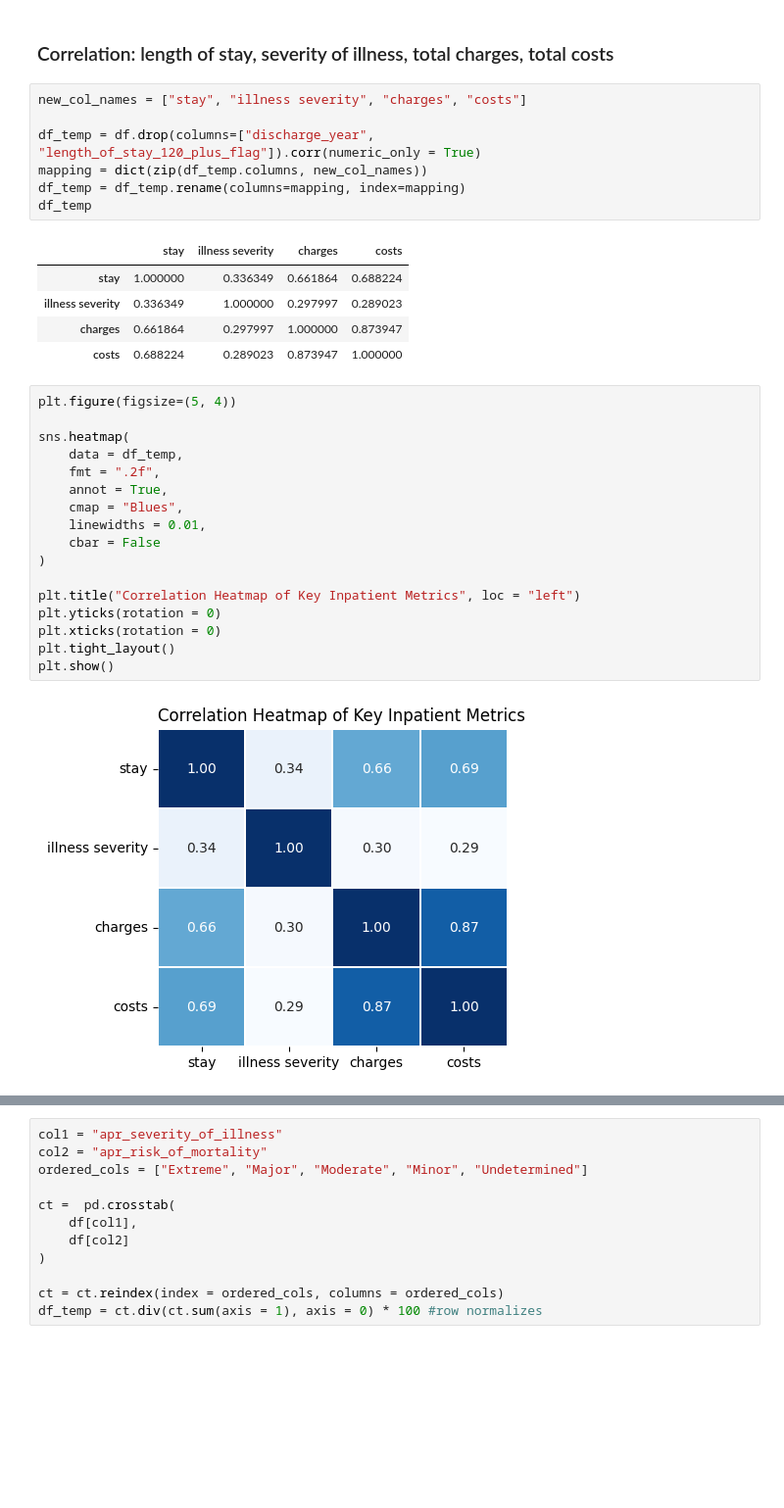
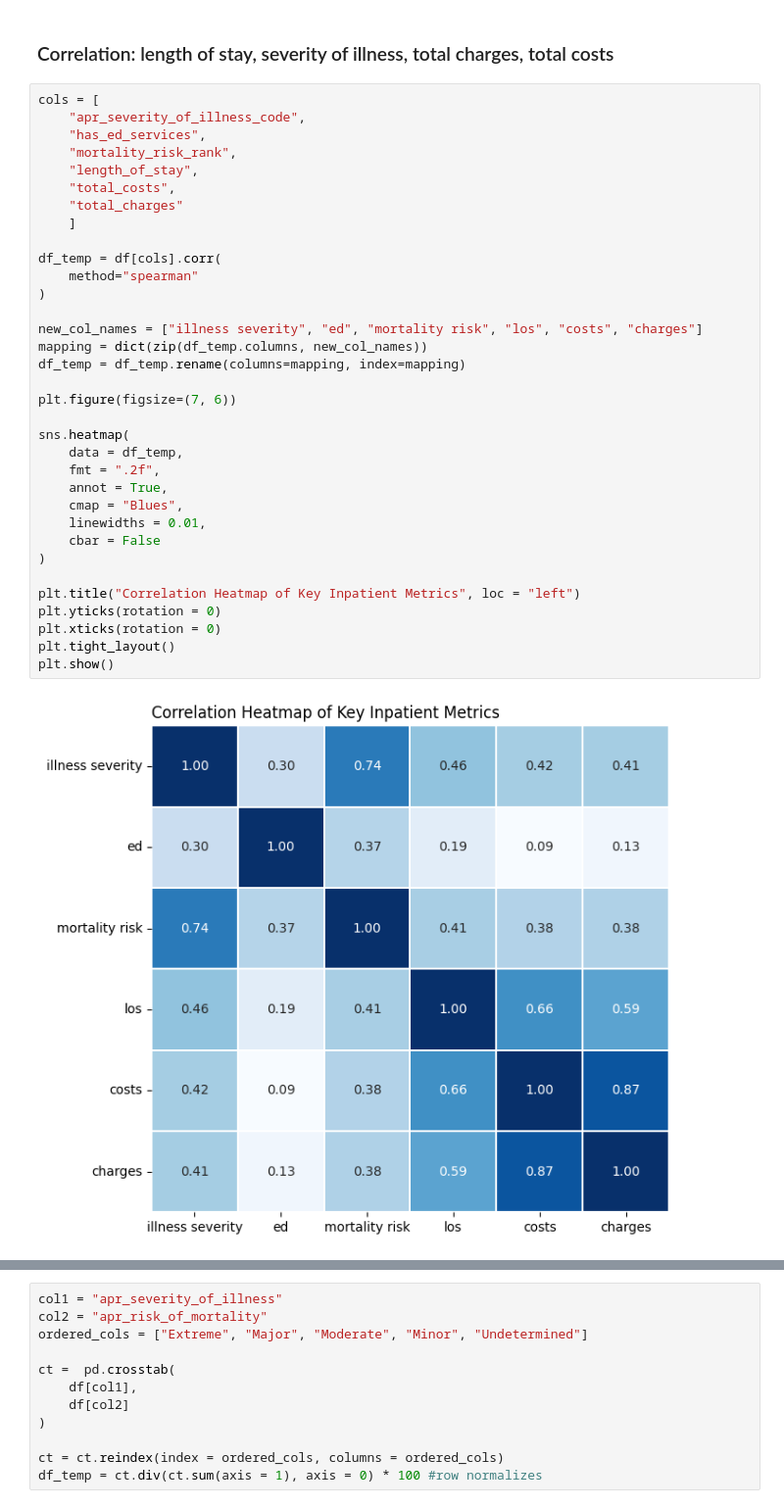
Before and after one commit to alex-bolshunov/ny-hospital-utilization-cost, a Jupyter notebook: notebooks/eda.ipynb, the cells around one changed output, grey strips where cells are left out. Shown at 98% size. Saved outputs shown, nothing was run; the diff lists cells and outputs as text; blank space fills up the shorter version.

```diff
--- a/notebooks/eda.ipynb
+++ b/notebooks/eda.ipynb
@@ -747,35 +799,39 @@ num_nulls, round(num_nulls/df[col].shape[0] * 100, 2 )
 # Relationships (Multivariate)
 # %% [markdown]
 ### Correlation: length of stay, severity of illness, total charges, total costs
-# %%
-new_col_names = ["stay", "illness severity", "charges", "costs"]
-
-df_temp = df.drop(columns=["discharge_year", "length_of_stay_120_plus_flag"]).corr(numeric_only = True)
-mapping = dict(zip(df_temp.columns, new_col_names))
-df_temp = df_temp.rename(columns=mapping, index=mapping)
-df_temp
-# %% [output]
-|  | stay | illness severity | charges | costs |
-| stay | 1.000000 | 0.336349 | 0.661864 | 0.688224 |
-| illness severity | 0.336349 | 1.000000 | 0.297997 | 0.289023 |
-| charges | 0.661864 | 0.297997 | 1.000000 | 0.873947 |
-| costs | 0.688224 | 0.289023 | 0.873947 | 1.000000 |
 # %%
-plt.figure(figsize=(5, 4))
+cols = [
+    "apr_severity_of_illness_code",
+    "has_ed_services",
+    "mortality_risk_rank",
+    "length_of_stay",
+    "total_costs",
+    "total_charges"
+    ]
+
+df_temp = df[cols].corr(
+    method="spearman"
+)
+
+new_col_names = ["illness severity", "ed", "mortality risk", "los", "costs", "charges"]
+mapping = dict(zip(df_temp.columns, new_col_names))
+df_temp = df_temp.rename(columns=mapping, index=mapping)
+
+plt.figure(figsize=(7, 6))
 
 sns.heatmap(
     data = df_temp,
     fmt = ".2f",
     annot = True,
     cmap = "Blues",
     linewidths = 0.01,
     cbar = False
 )
 
 plt.title("Correlation Heatmap of Key Inpatient Metrics", loc = "left")
 plt.yticks(rotation = 0)
 plt.xticks(rotation = 0)
 plt.tight_layout()
 plt.show()
 # %% [output]
-[figure, old version]
+[figure, new version]
```
Also changed, not shown: parts of 87 cells of this notebook.
